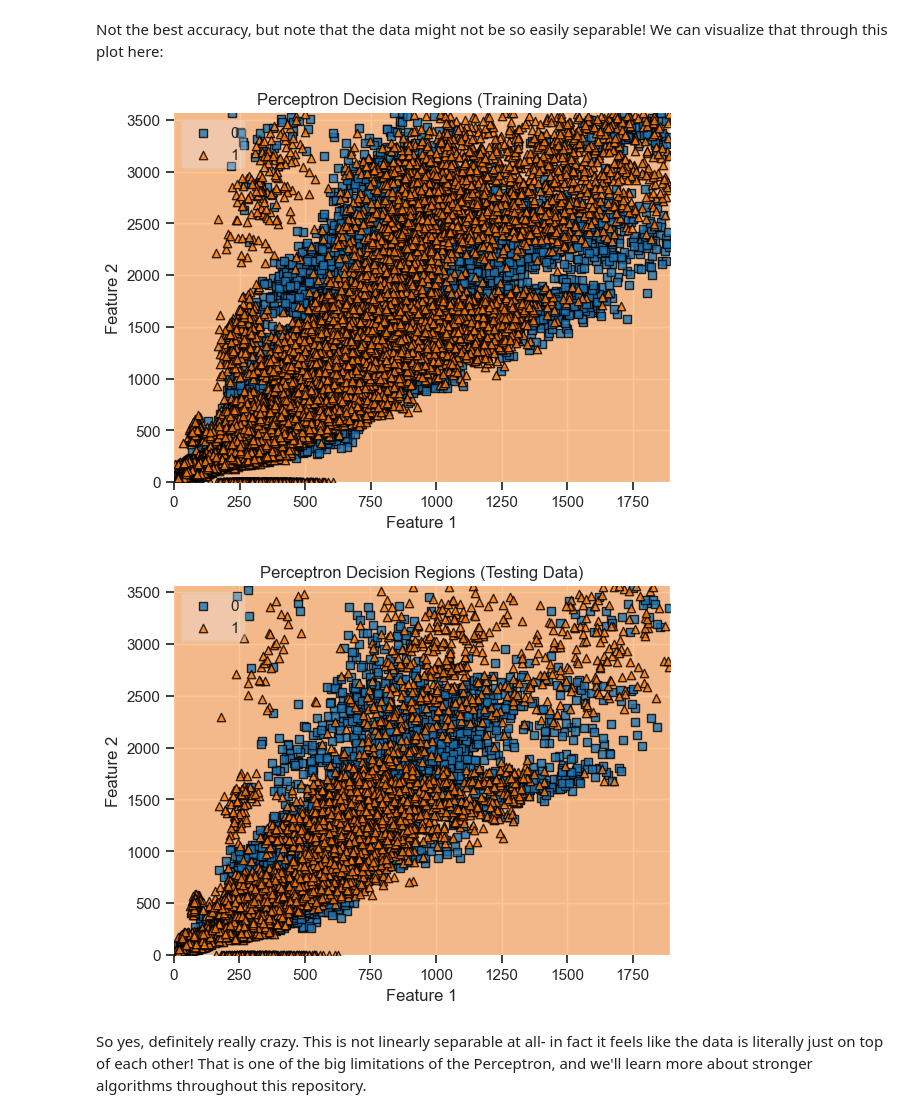
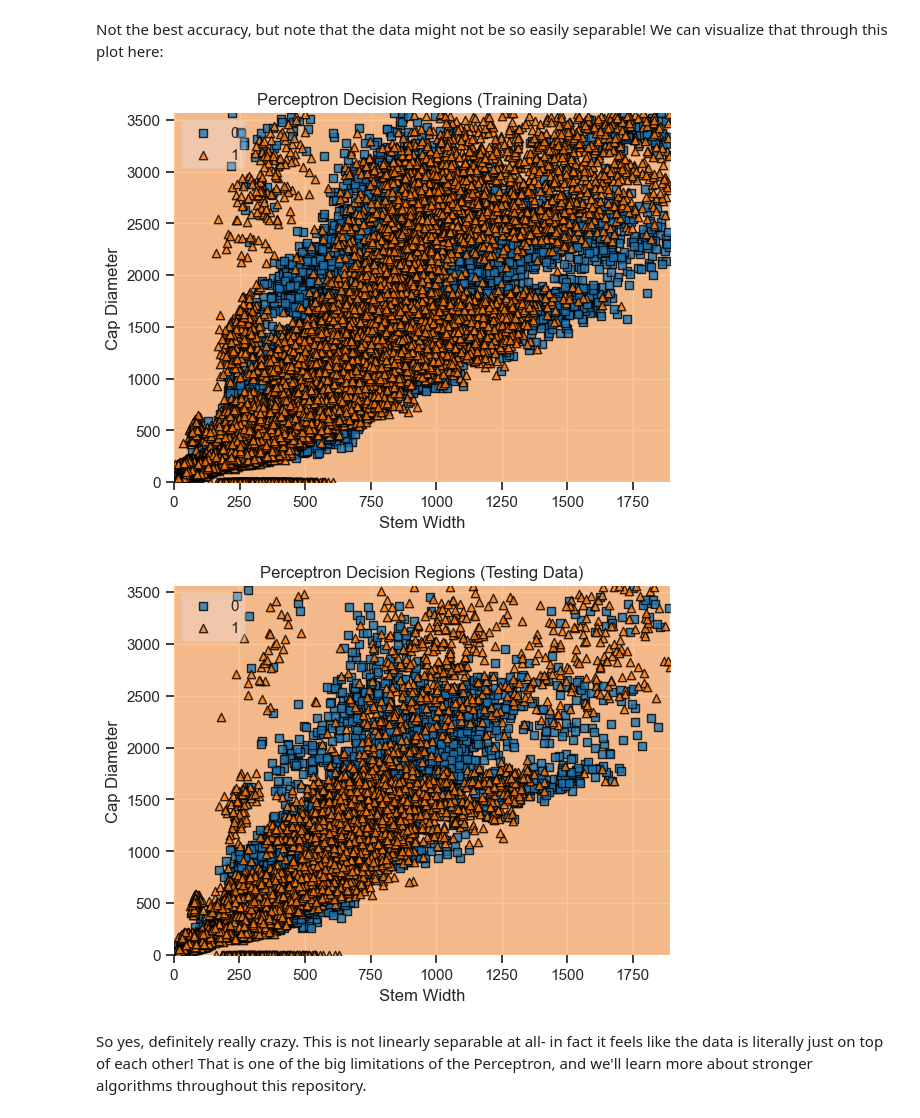
Before and after one commit to faithz314/INDE577, a Jupyter notebook: 577repo/Supervised Learning/1_Perceptron/2_I Got Scared.ipynb, the cells around one changed output. Drawn from its saved outputs; the diff is of its cells as text; code cells hidden in the pictures.

```diff
--- a/577repo/Supervised Learning/1_Perceptron/2_I Got Scared.ipynb
+++ b/577repo/Supervised Learning/1_Perceptron/2_I Got Scared.ipynb
@@ -66,21 +66,21 @@ Not the best accuracy, but note that the data might not be so easily separable!
 # %%
 from mlxtend.plotting import plot_decision_regions
 
 # Plot decision regions for training data
 plot_decision_regions(X_train.values, y_train.values, clf=perceptron, legend=2)
 plt.title('Perceptron Decision Regions (Training Data)')
-plt.xlabel('Feature 1')
-plt.ylabel('Feature 2')
+plt.xlabel('Stem Width')
+plt.ylabel('Cap Diameter')
 plt.show()
 
 # Plot decision regions for testing data
 plot_decision_regions(X_test.values, y_test.values, clf=perceptron, legend=2)
 plt.title('Perceptron Decision Regions (Testing Data)')
-plt.xlabel('Feature 1')
-plt.ylabel('Feature 2')
+plt.xlabel('Stem Width')
+plt.ylabel('Cap Diameter')
 plt.show()
 # %% [output]
-[figure, old version]
+[figure, new version]
-[figure, old version]
+[figure, new version]
 # %% [markdown]
 So yes, definitely really crazy. This is not linearly separable at all- in fact it feels like the data is literally just on top of each other! That is one of the big limitations of the Perceptron, and we'll learn more about stronger algorithms throughout this repository.
```
Also changed, not shown: 2 other files.
